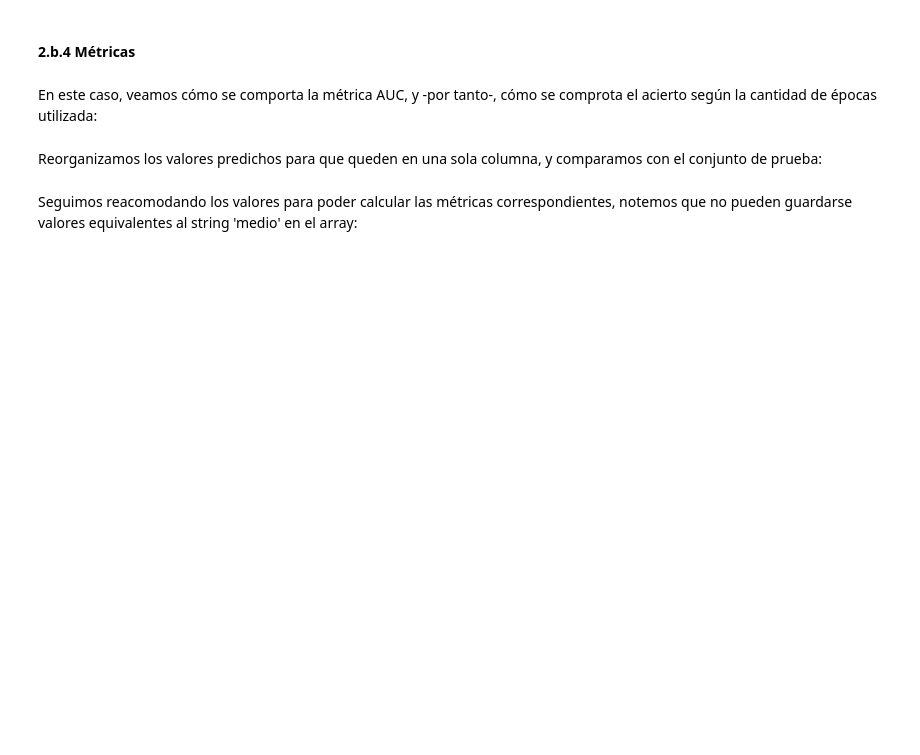
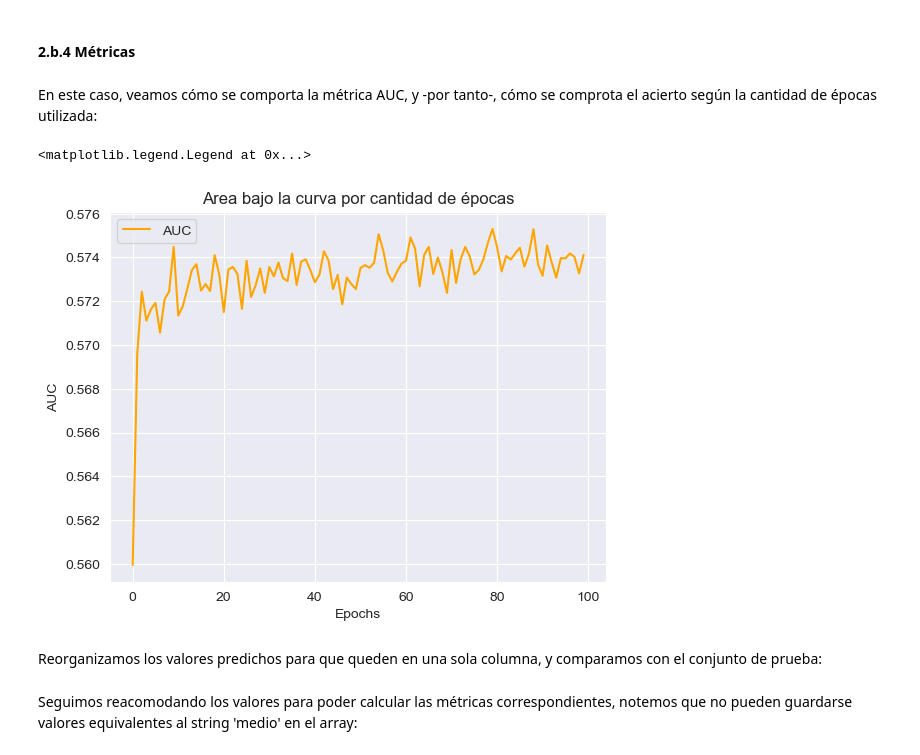
Before and after one commit to valencorrea/7506R-2C2022-GRUPO14-TP2, a Jupyter notebook: 7506R_TP2_GRUPO14_ENTREGA.ipynb, the cells around one changed output. Cells and saved outputs as stored; diff of their text form; code cells hidden in the pictures; blank space fills up the shorter version.

```diff
--- a/7506R_TP2_GRUPO14_ENTREGA.ipynb
+++ b/7506R_TP2_GRUPO14_ENTREGA.ipynb
@@ -781,11 +929,14 @@ En este caso, veamos cómo se comporta la métrica AUC, y -por tanto-, cómo se
 # %%
 epochs = range(cant_epochs)
 
-plt.plot(epochs, historia.history['auc'], color='orange', label='AUC')
+plt.plot(epochs, historia.history['Accuracy'], color='orange', label='AUC')
 plt.xlabel("Epochs")
 plt.ylabel("AUC")
 plt.title('Area bajo la curva por cantidad de épocas')
 plt.legend()
+# %% [output]
+<matplotlib.legend.Legend at 0x...>
+[figure, added]
 # %% [markdown]
 Reorganizamos los valores predichos para que queden en una sola columna, y comparamos con el conjunto de prueba:
 # %%
```
Also changed, not shown: parts of 68 cells of this notebook.
